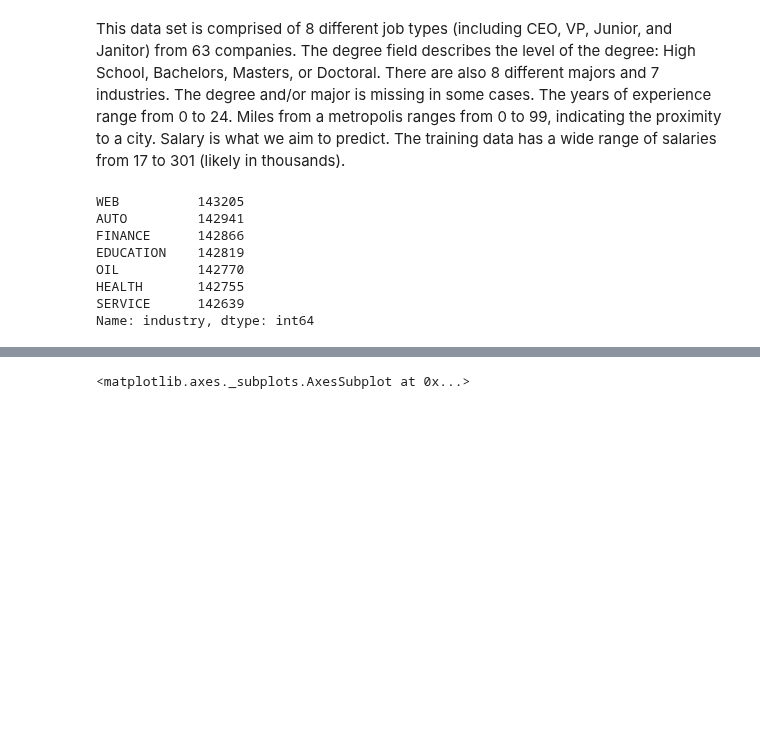
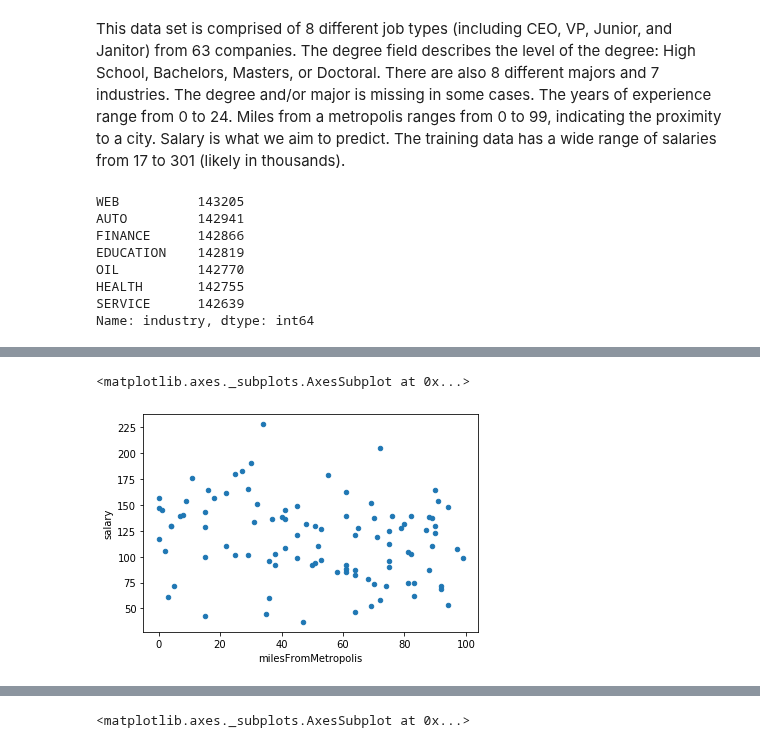
Before and after one commit to albert-ntiri/salary_prediction_project, a Jupyter notebook: Salary Prediction Notebook EDA.ipynb, the cells around one changed output, grey strips where cells are left out. Cells and saved outputs as stored; diff of their text form; code cells hidden in the pictures; blank space fills up the shorter version.

```diff
--- a/Salary Prediction Notebook EDA.ipynb
+++ b/Salary Prediction Notebook EDA.ipynb
@@ -205,0 +200,5 @@ sample_train.plot.scatter('yearsExperience', 'salary')
+# %%
+sample_train.plot.scatter('milesFromMetropolis', 'salary')
+# %% [output]
+<matplotlib.axes._subplots.AxesSubplot at 0x...>
+[figure, added]
```
Also changed, not shown: parts of 12 cells of this notebook.
